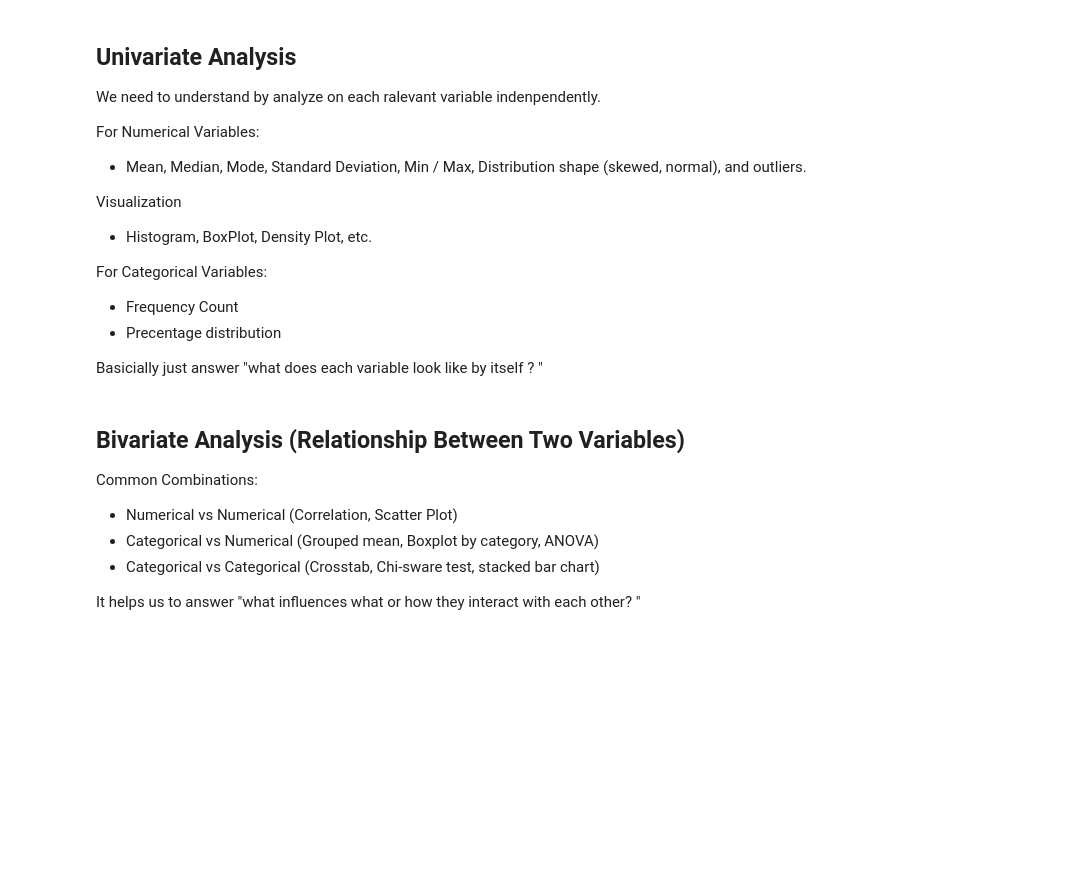
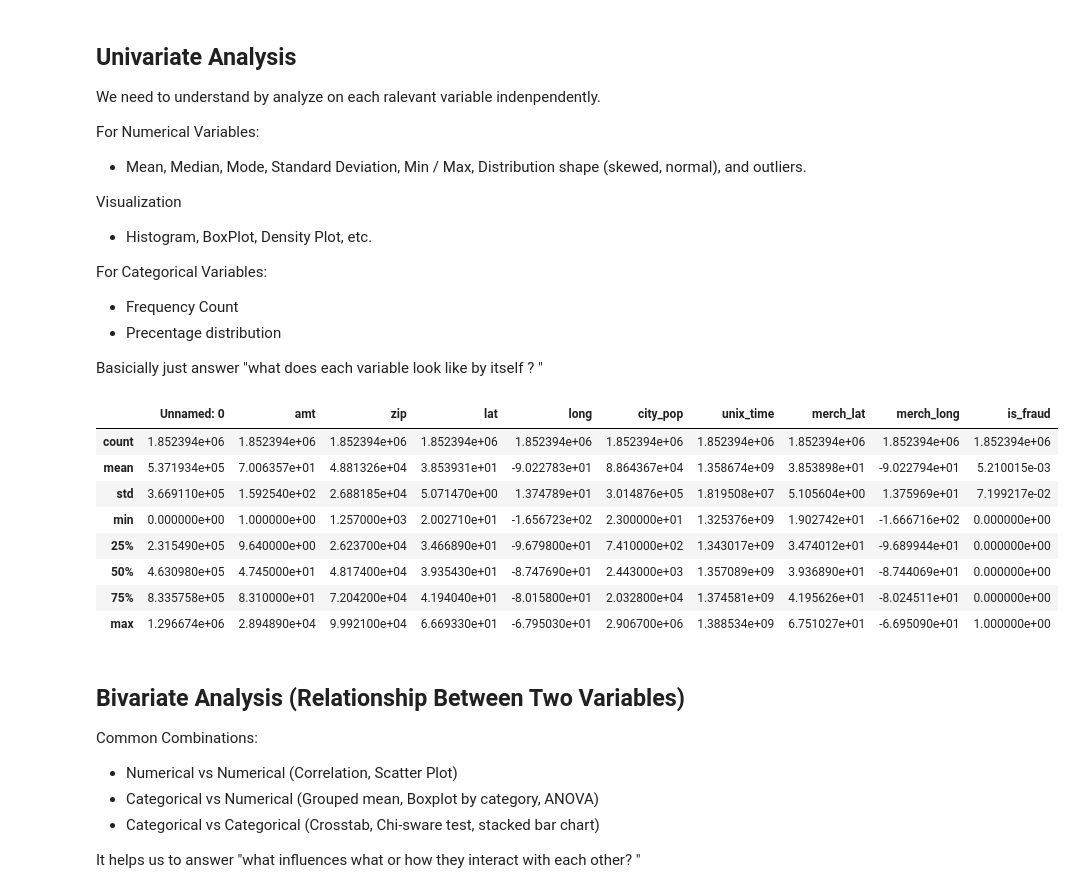
Before and after one commit to PunleuTY/FraudGuard-Analystics, a Jupyter notebook: notebooks/01_eda.ipynb, the cells around one changed output. Drawn from its saved outputs; the diff is of its cells as text; code cells hidden in the pictures; blank space fills up the shorter version.

```diff
--- a/notebooks/01_eda.ipynb
+++ b/notebooks/01_eda.ipynb
@@ -194,3 +203,9 @@ print("Size of validation set: ({}, {})".format(X_val.shape[0], X_val.shape[1]))
 #     plt.title(feature)
 # plt.tight_layout()
 # plt.show()
+# %%
+# turn transaction date and time into datetime format
+df["trans_date_trans_time"] = pd.to_datetime(df["trans_date_trans_time"])
+df["dob"] = pd.to_datetime(df["dob"])
+# %%
+df = df.astype({"cc_num": "object", "zip": "object"})
@@ -210,6 +245,18 @@ For Categorical Variables:
 - Precentage distribution
 
 Basicially just answer "what does each variable look like by itself ? "
+# %%
+df.describe()
+# %% [output]
+|  | Unnamed: 0 | amt | zip | lat | long | city_pop | unix_time | merch_lat | merch_long | is_fraud |
+| count | 1.852394e+06 | 1.852394e+06 | 1.852394e+06 | 1.852394e+06 | 1.852394e+06 | 1.852394e+06 | 1.852394e+06 | 1.852394e+06 | 1.852394e+06 | 1.852394e+06 |
+| mean | 5.371934e+05 | 7.006357e+01 | 4.881326e+04 | 3.853931e+01 | -9.022783e+01 | 8.864367e+04 | 1.358674e+09 | 3.853898e+01 | -9.022794e+01 | 5.210015e-03 |
+| std | 3.669110e+05 | 1.592540e+02 | 2.688185e+04 | 5.071470e+00 | 1.374789e+01 | 3.014876e+05 | 1.819508e+07 | 5.105604e+00 | 1.375969e+01 | 7.199217e-02 |
+| min | 0.000000e+00 | 1.000000e+00 | 1.257000e+03 | 2.002710e+01 | -1.656723e+02 | 2.300000e+01 | 1.325376e+09 | 1.902742e+01 | -1.666716e+02 | 0.000000e+00 |
+| 25% | 2.315490e+05 | 9.640000e+00 | 2.623700e+04 | 3.466890e+01 | -9.679800e+01 | 7.410000e+02 | 1.343017e+09 | 3.474012e+01 | -9.689944e+01 | 0.000000e+00 |
+| 50% | 4.630980e+05 | 4.745000e+01 | 4.817400e+04 | 3.935430e+01 | -8.747690e+01 | 2.443000e+03 | 1.357089e+09 | 3.936890e+01 | -8.744069e+01 | 0.000000e+00 |
+| 75% | 8.335758e+05 | 8.310000e+01 | 7.204200e+04 | 4.194040e+01 | -8.015800e+01 | 2.032800e+04 | 1.374581e+09 | 4.195626e+01 | -8.024511e+01 | 0.000000e+00 |
+| max | 1.296674e+06 | 2.894890e+04 | 9.992100e+04 | 6.669330e+01 | -6.795030e+01 | 2.906700e+06 | 1.388534e+09 | 6.751027e+01 | -6.695090e+01 | 1.000000e+00 |
 # %% [markdown]
 ## Bivariate Analysis (Relationship Between Two Variables)
 
```
Also changed, not shown: parts of 5 cells of this notebook, 1 other file.
